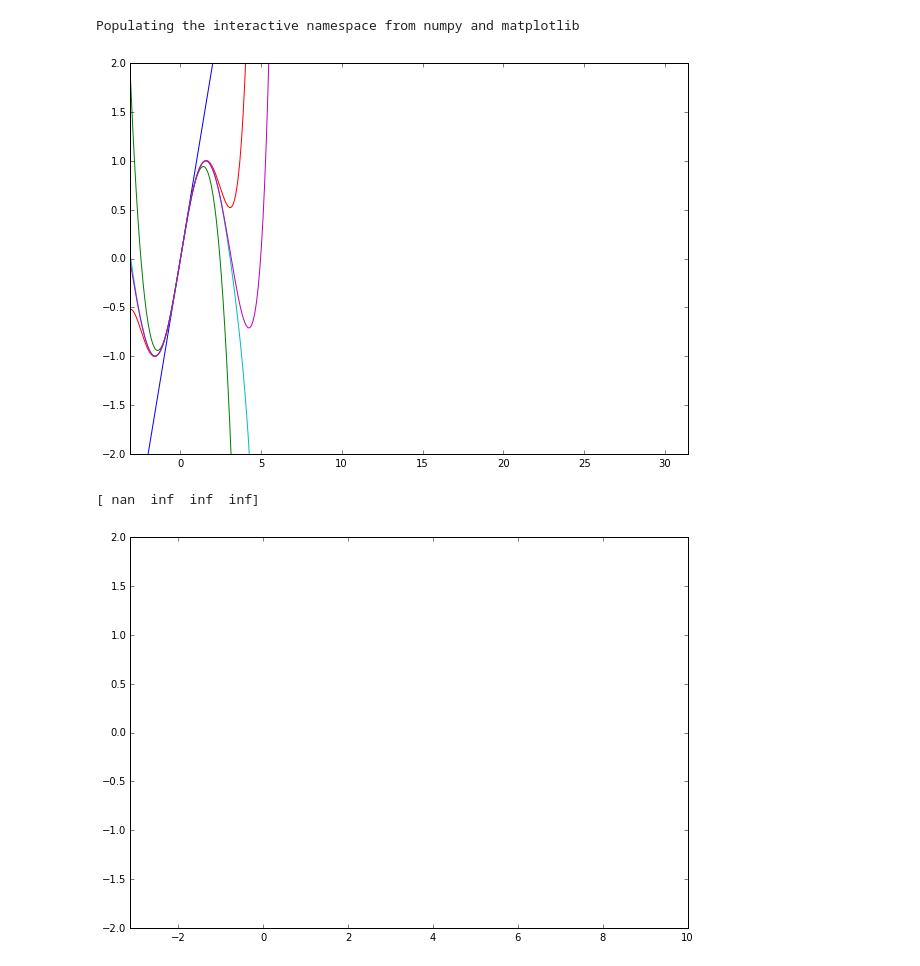
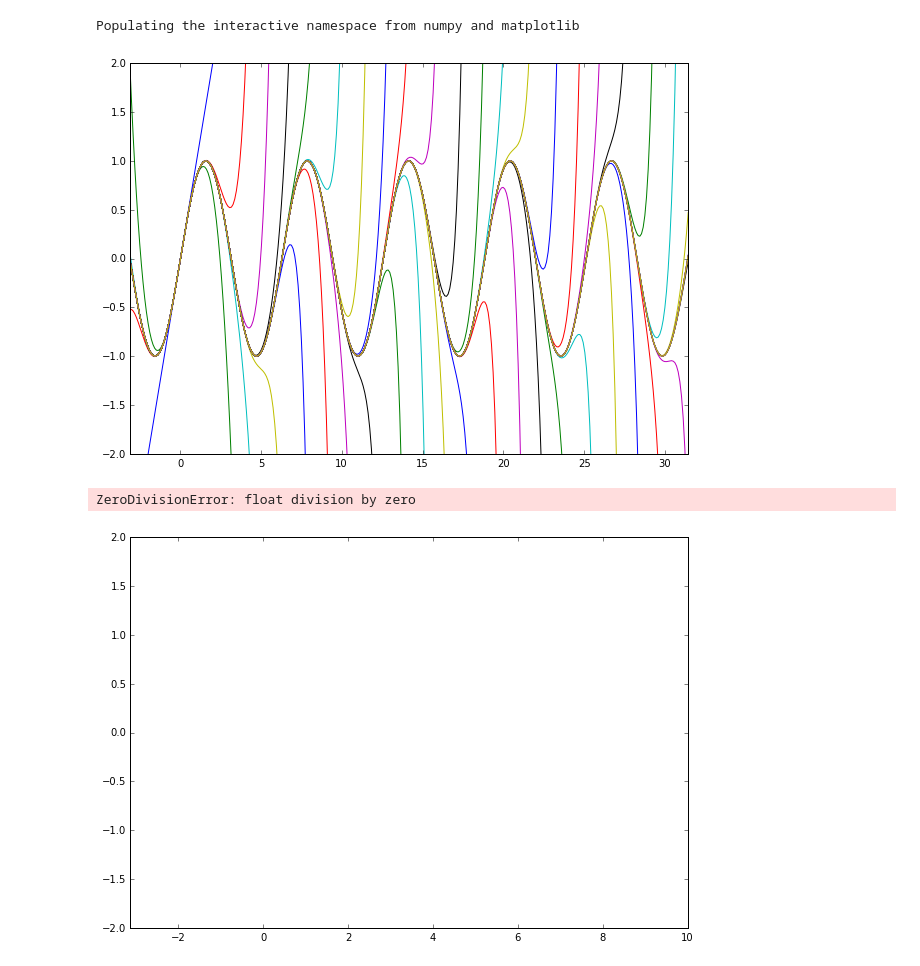
Before and after one commit to dforero0896/MC, a Jupyter notebook: Tareas/HW3/numsin.ipynb, the cells around one changed output. Saved outputs shown, nothing was run; the diff lists cells and outputs as text; code cells hidden in the pictures.

```diff
--- a/Tareas/HW3/numsin.ipynb
+++ b/Tareas/HW3/numsin.ipynb
@@ -8,24 +8,24 @@ L=np.linspace(-pi, 100, 1000)
 # %%
 def FuncSenFactorial(x, orden):
     n=1
     total=0
     while n<orden:
         a = (-1)**(n-1)*((x**(2*n-1))/(math.factorial(2*n-1)))
         total+=a
         n += 1
     return total
 
 Funcsenfac, ax=subplots(1, 1, figsize=(10, 7))
 ax.set_xlim(-pi, 10*pi)
 ax.set_ylim(-2, 2)
-for i in range(2, 7):
+for i in range(2, 50):
    ax.plot(L, FuncSenFactorial(L, i))
 
 
-#ax.plot(L, FuncSen(L, 3))
+#ax.plot(L, FuncSen(L, 2))
 #ax.plot(L, sin(L))
 # %% [output]
-[figure, old version]
+[figure, new version]
 # %%
 def FuncSen(x, orden):
     n=2
@@ -39,8 +39,8 @@ def FuncSen(x, orden):
 Funcsen, ax=subplots(1, 1, figsize=(10, 7))
 ax.set_xlim(-pi, 10)
 ax.set_ylim(-2, 2)
-ax.plot(L, FuncSen(L, 7))
-print FuncSen(np.linspace(0, 2*pi, 4), 2)
+numsin=vectorize(FuncSen)#, excluded=['orden'])
+ax.plot(L, numsin(L, 10))
 # %% [output]
-[ nan  inf  inf  inf]
+ZeroDivisionError: float division by zero
 [figure]
```
